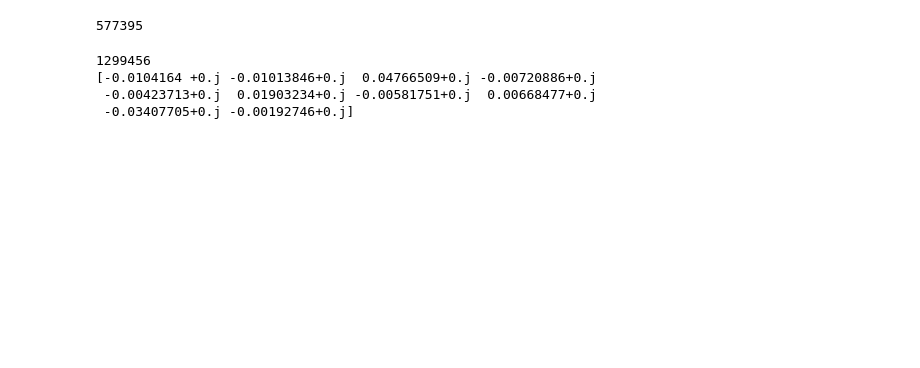
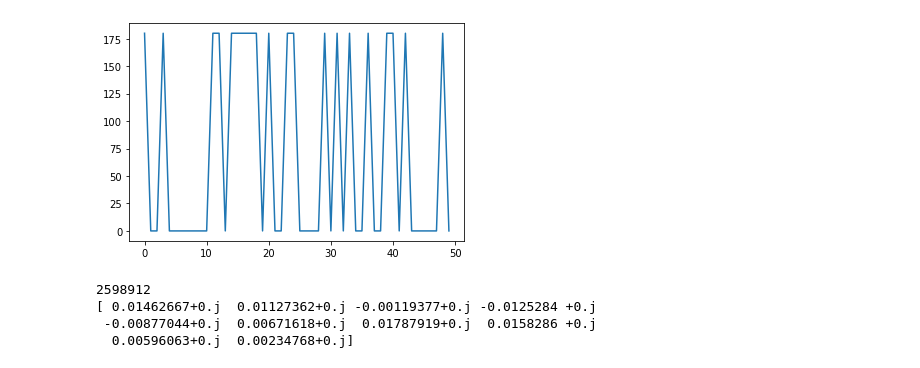
Before and after one commit to Jieying-Chen/IIA_Project_GF3_Group_1, a Jupyter notebook: OFDM_transmitter.ipynb, the cells around one changed output. Cells and saved outputs as stored; diff of their text form; code cells hidden in the pictures; blank space fills up the shorter version.

Commit message:
Add functions for BPSK constellation

```diff
--- a/OFDM_transmitter.ipynb
+++ b/OFDM_transmitter.ipynb
@@ -16,6 +16,12 @@ fs = 48000
 low_freq = 20
 high_freq = 10000
 double_chirp = False
+
+encode_method = 'bpsk'
+if encode_method == 'bpsk':
+    bits_per_symbol = 1
+elif encode_method == 'qpsk':
+    bits_per_symbol = 2
 # %%
 # Generate a bit array
 new = True
@@ -26,20 +32,28 @@ if new:
 # %%
 # Load a saved bit array
 encoded = np.loadtxt('encoded', dtype=np.int32)
-qpsk_symbols = encode.qpsk_encode(encoded)
-shifted = ofdm.subcarrier_shift_gaussian(qpsk_symbols, DFT_LENGTH, fs, low_freq, high_freq, 1)
+if encode_method == 'qpsk':
+    symbols = encode.qpsk_encode(encoded)
+elif encode_method == 'bpsk':
+    symbols = encode.bpsk_encode(encoded)
+
+import matplotlib.pyplot as plt
+plt.plot(np.angle(symbols[:50], deg=True))
+plt.show()
+
+shifted = ofdm.subcarrier_shift_gaussian(symbols, DFT_LENGTH, fs, low_freq, high_freq, 0.01, bits_per_symbol, constellation=encode_method)
 # %% [output]
-577395
+[figure, added]
 # %%
 ofdm_data = ofdm.symbols_to_ofdm(shifted, DFT_LENGTH, CP_LENGTH)
 print(ofdm_data.size)
 print(ofdm_data[:10])
 audio.signal_to_wav(np.real(ofdm_data), fs, 'ofdm_tester', 'audio_files')
 # %% [output]
-1299456
-[-0.0104164 +0.j -0.01013846+0.j  0.04766509+0.j -0.00720886+0.j
- -0.00423713+0.j  0.01903234+0.j -0.00581751+0.j  0.00668477+0.j
- -0.03407705+0.j -0.00192746+0.j]
+2598912
+[ 0.01462667+0.j  0.01127362+0.j -0.00119377+0.j -0.0125284 +0.j
+ -0.00877044+0.j  0.00671618+0.j  0.01787919+0.j  0.0158286 +0.j
+  0.00596063+0.j  0.00234768+0.j]
 # %%
 # Send through Octagon
 octagon = channels.octagon(os.path.join(cwd, "audio_files"), fs)
```
Also changed, not shown: parts of 2 cells of this notebook, 3 other files.
